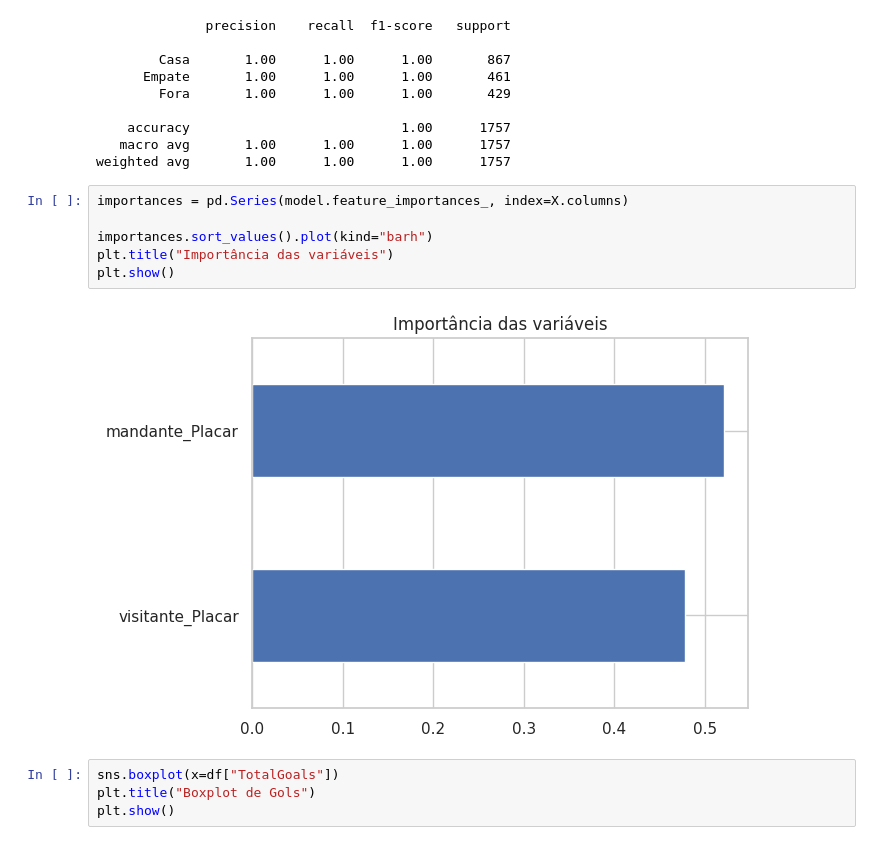
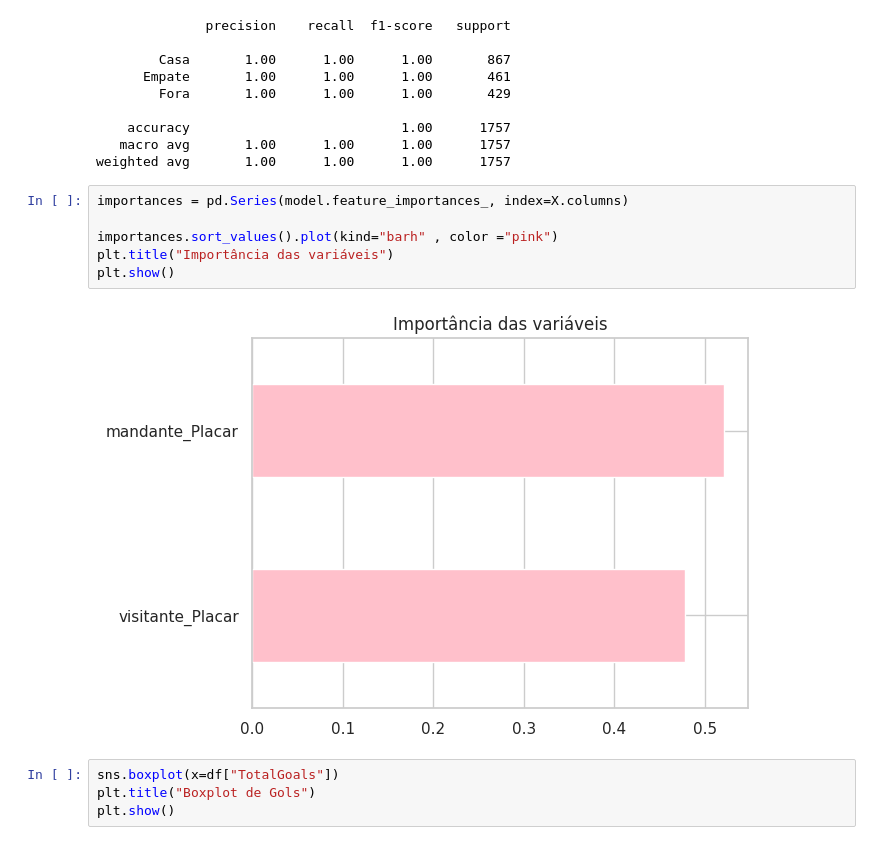
Before and after one commit to Renata-Correa/Sprint_Analise_de_Dados_e_Boas_Praticas, a Jupyter notebook: PUC_RJ_Renata_Corrêa_Análise_de_Dados_e_Boas_Práticas_(40530010055_20260_01).ipynb, the cells around one changed output. Cells and saved outputs as stored; diff of their text form.

```diff
--- a/PUC_RJ_Renata_Corrêa_Análise_de_Dados_e_Boas_Práticas_(40530010055_20260_01).ipynb
+++ b/PUC_RJ_Renata_Corrêa_Análise_de_Dados_e_Boas_Práticas_(40530010055_20260_01).ipynb
@@ -520,11 +520,11 @@ weighted avg       1.00      1.00      1.00      1757
 # %%
 importances = pd.Series(model.feature_importances_, index=X.columns)
 
-importances.sort_values().plot(kind="barh")
+importances.sort_values().plot(kind="barh" , color ="pink")
 plt.title("Importância das variáveis")
 plt.show()
 # %% [output]
-[figure, old version]
+[figure, new version]
 # %%
 sns.boxplot(x=df["TotalGoals"])
 plt.title("Boxplot de Gols")
```
Also changed, not shown: parts of 11 cells of this notebook.
